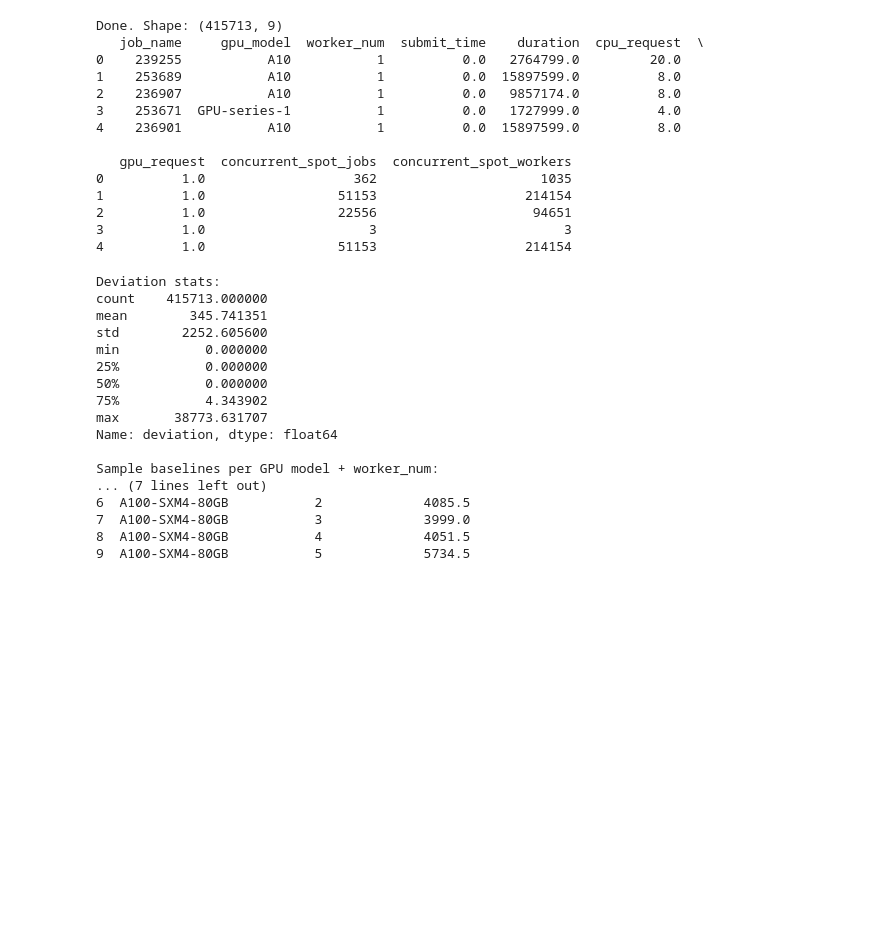
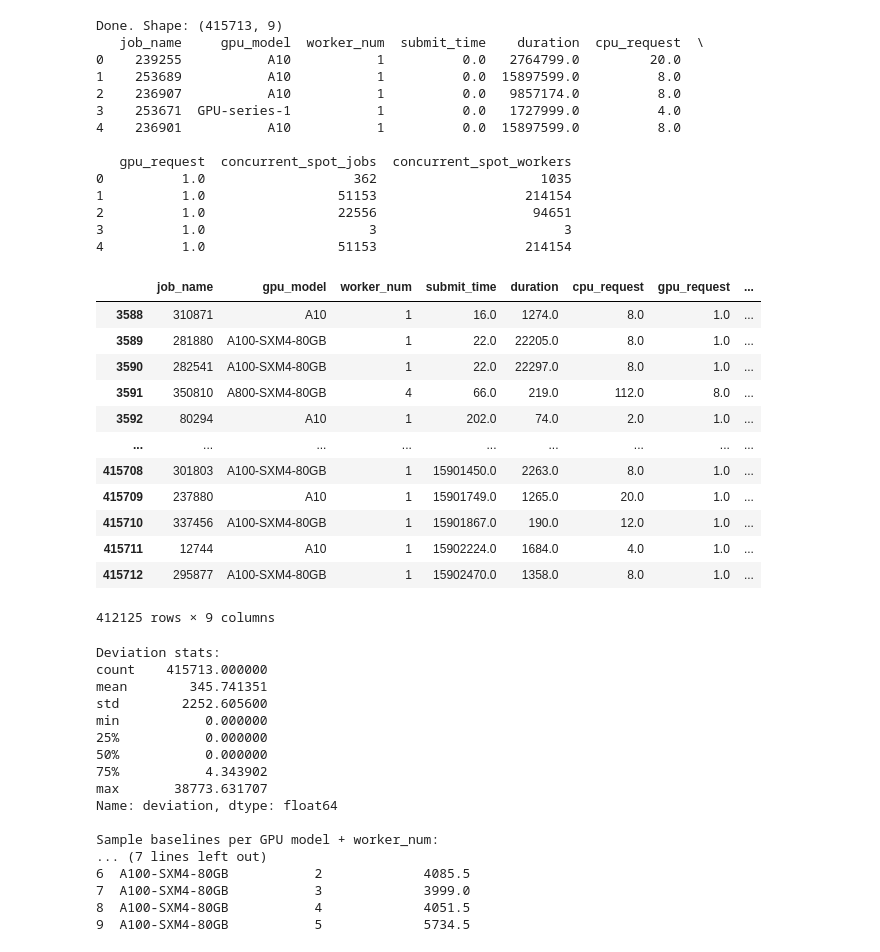
Before and after one commit to Prashant-koi/hp_contention, a Jupyter notebook: data.ipynb, the cells around one changed output. Saved outputs shown, nothing was run; the diff lists cells and outputs as text; code cells hidden in the pictures; blank space fills up the shorter version.

```diff
--- a/data.ipynb
+++ b/data.ipynb
@@ -201,6 +276,23 @@ Done. Shape: (415713, 9)
 2          1.0                 22556                    94651
 3          1.0                     3                        3
 4          1.0                 51153                   214154
+# %%
+t=hp_features[hp_features['submit_time']>0]
+t
+# %% [output]
+|  | job_name | gpu_model | worker_num | submit_time | duration | cpu_request | gpu_request | ... |
+| 3588 | 310871 | A10 | 1 | 16.0 | 1274.0 | 8.0 | 1.0 | ... |
+| 3589 | 281880 | A100-SXM4-80GB | 1 | 22.0 | 22205.0 | 8.0 | 1.0 | ... |
+| 3590 | 282541 | A100-SXM4-80GB | 1 | 22.0 | 22297.0 | 8.0 | 1.0 | ... |
+| 3591 | 350810 | A800-SXM4-80GB | 4 | 66.0 | 219.0 | 112.0 | 8.0 | ... |
+| 3592 | 80294 | A10 | 1 | 202.0 | 74.0 | 2.0 | 1.0 | ... |
+| ... | ... | ... | ... | ... | ... | ... | ... | ... |
+| 415708 | 301803 | A100-SXM4-80GB | 1 | 15901450.0 | 2263.0 | 8.0 | 1.0 | ... |
+| 415709 | 237880 | A10 | 1 | 15901749.0 | 1265.0 | 20.0 | 1.0 | ... |
+| 415710 | 337456 | A100-SXM4-80GB | 1 | 15901867.0 | 190.0 | 12.0 | 1.0 | ... |
+| 415711 | 12744 | A10 | 1 | 15902224.0 | 1684.0 | 4.0 | 1.0 | ... |
+| 415712 | 295877 | A100-SXM4-80GB | 1 | 15902470.0 | 1358.0 | 8.0 | 1.0 | ... |
+412125 rows × 9 columns
 # %%
 hp_features['baseline_duration'] = hp_features.groupby(
     ['gpu_model', 'worker_num']
```
Also changed, not shown: parts of 15 cells of this notebook.
